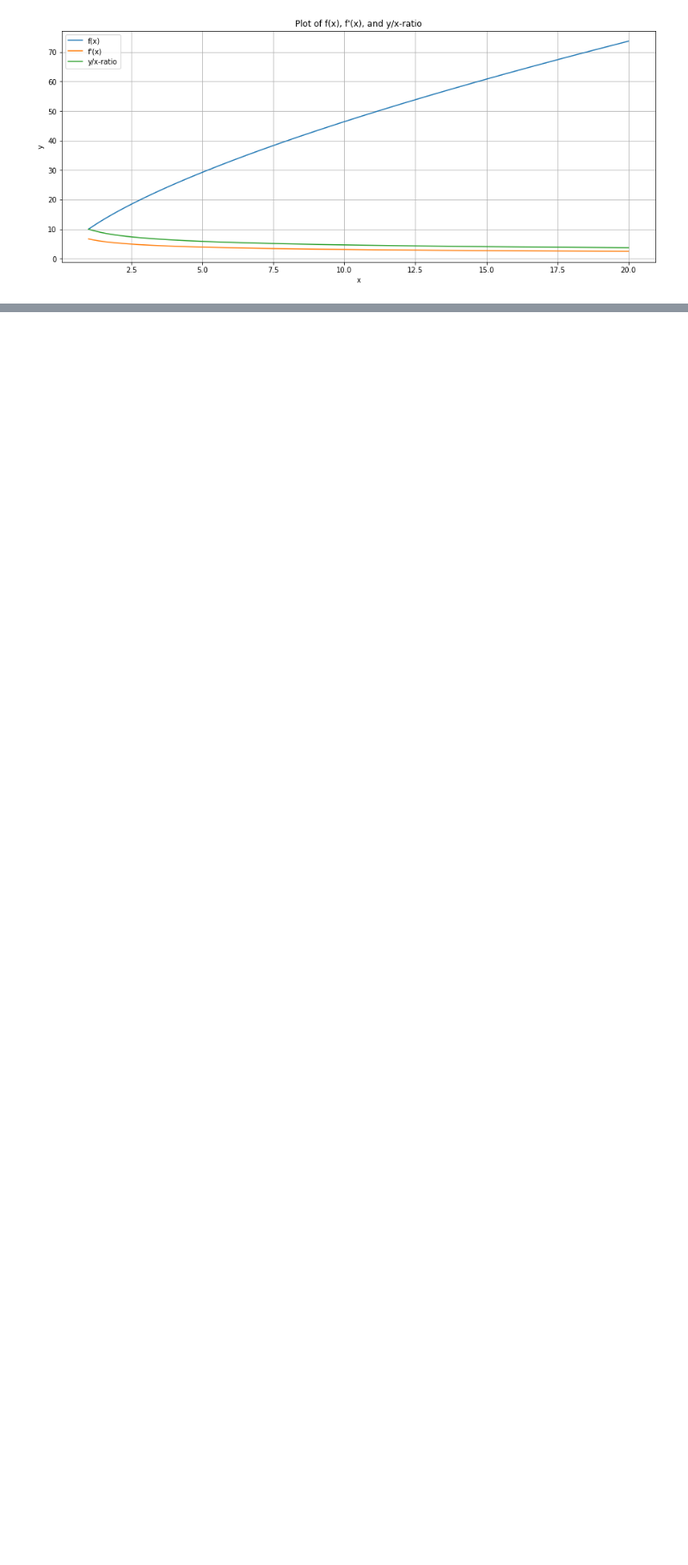
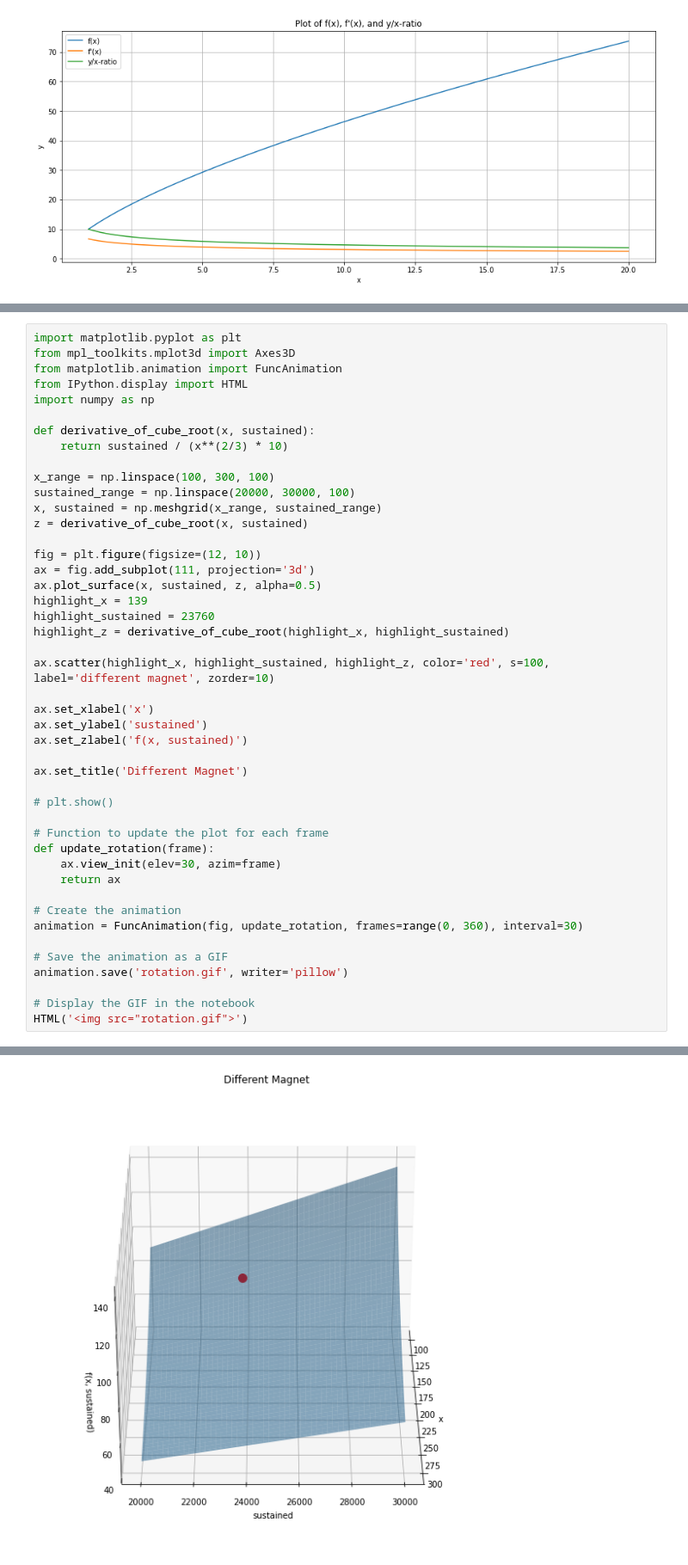
Before and after one commit to ch-sander/raramagnetica, a Jupyter notebook: docs/research/Gravity_Warwick_2023/function.ipynb, the cells around one changed output, grey strips where cells are left out. Shown at 86% size. Saved outputs shown, nothing was run; the diff lists cells and outputs as text; blank space fills up the shorter version.

```diff
--- a/docs/research/Gravity_Warwick_2023/function.ipynb
+++ b/docs/research/Gravity_Warwick_2023/function.ipynb
@@ -151,0 +227,46 @@ plt.show()
+# %%
+import matplotlib.pyplot as plt
+from mpl_toolkits.mplot3d import Axes3D
+from matplotlib.animation import FuncAnimation
+from IPython.display import HTML
+import numpy as np
+
+def derivative_of_cube_root(x, sustained):
+    return sustained / (x**(2/3) * 10)
+
+x_range = np.linspace(100, 300, 100)
+sustained_range = np.linspace(20000, 30000, 100)
+x, sustained = np.meshgrid(x_range, sustained_range)
+z = derivative_of_cube_root(x, sustained)
+
+fig = plt.figure(figsize=(12, 10))
+ax = fig.add_subplot(111, projection='3d')
+ax.plot_surface(x, sustained, z, alpha=0.5)
+highlight_x = 139
+highlight_sustained = 23760
+highlight_z = derivative_of_cube_root(highlight_x, highlight_sustained)
+
+ax.scatter(highlight_x, highlight_sustained, highlight_z, color='red', s=100, label='different magnet', zorder=10)
+
+ax.set_xlabel('x')
+ax.set_ylabel('sustained')
+ax.set_zlabel('f(x, sustained)')
+
+ax.set_title('Different Magnet')
+
+# plt.show()
+
+# Function to update the plot for each frame
+def update_rotation(frame):
+    ax.view_init(elev=30, azim=frame)
+    return ax
+
+# Create the animation
+animation = FuncAnimation(fig, update_rotation, frames=range(0, 360), interval=30)
+
+# Save the animation as a GIF
+animation.save('rotation.gif', writer='pillow')
+
+# Display the GIF in the notebook
+HTML('<img src="rotation.gif">')
+# %% [output]
@@ -151,0 +274 @@ plt.show()
+[figure, added]
```
Also changed, not shown: parts of 8 cells of this notebook, 1 other file.
